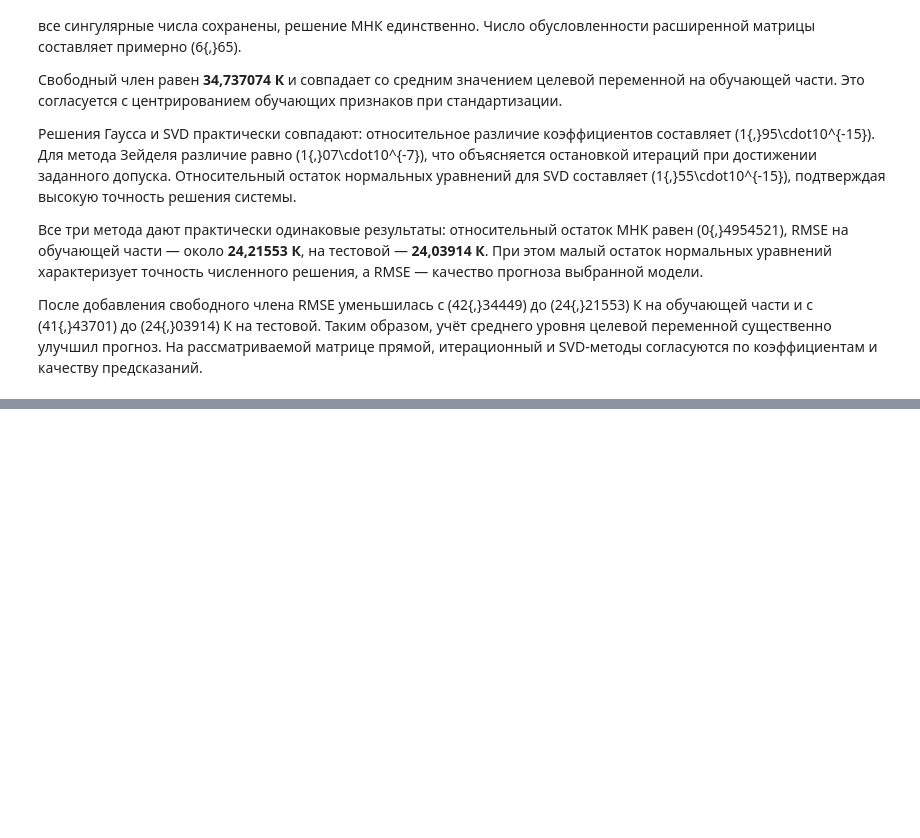
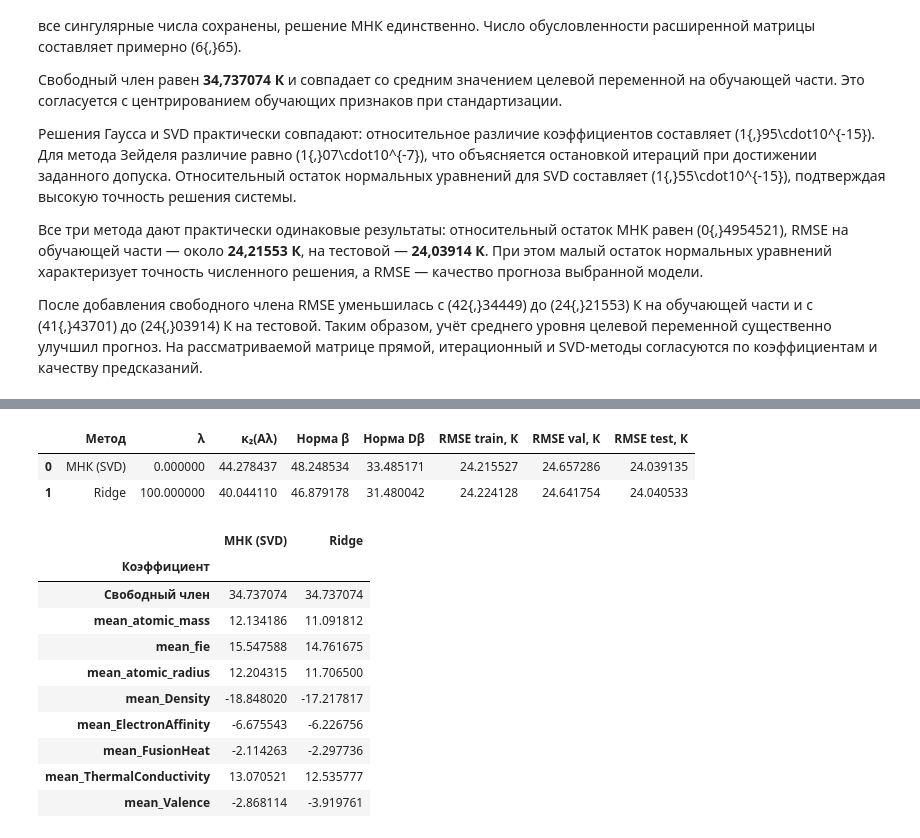
Before and after one commit to aibryanov/MOMO_labs, a Jupyter notebook: lab_1/lab_1.ipynb, the cells around one changed output, grey strips where cells are left out. Saved outputs shown, nothing was run; the diff lists cells and outputs as text; code cells hidden in the pictures; blank space fills up the shorter version.

```diff
--- a/lab_1/lab_1.ipynb
+++ b/lab_1/lab_1.ipynb
@@ -1072,0 +1534,42 @@ with pd.option_context(
+# %%
+# Сравниваем выбранный ridge с готовым решением МНК из SVD.
+comparison_rows_ridge = []
+for method_ridge, beta_comparison_ridge, lambda_comparison_ridge in [
+    ("МНК (SVD)", beta_svd, 0.0),
+    ("Ridge", beta_ridge, best_lambda_ridge),
+]:
+    comparison_rows_ridge.append({
+        "Метод": method_ridge,
+        "λ": lambda_comparison_ridge,
+        "κ₂(Aλ)": np.linalg.cond(A_ridge + lambda_comparison_ridge * penalty_ridge),
+        "Норма β": np.linalg.norm(beta_comparison_ridge),
+        "Норма Dβ": np.linalg.norm(D_ridge @ beta_comparison_ridge),
+        "RMSE train, К": rmse_ridge(X_train_ridge @ beta_comparison_ridge, y_train_ridge),
+        "RMSE val, К": rmse_ridge(X_val_ridge @ beta_comparison_ridge, y_val_ridge),
+        "RMSE test, К": rmse_ridge(X_test_ridge @ beta_comparison_ridge, y_test_ridge),
+    })
+# Собираем метрики двух моделей в одну таблицу.
+comparison_ridge = pd.DataFrame(comparison_rows_ridge)
+# Отдельно показываем, какие коэффициенты изменились.
+coefficients_ridge = pd.DataFrame(
+    {"МНК (SVD)": beta_svd, "Ridge": beta_ridge},
+    index=pd.Index(coefficient_names_ridge, name="Коэффициент"),
+)
+with pd.option_context("display.max_columns", None, "display.float_format", "{:.6f}".format):
+    display(comparison_ridge)
+    display(coefficients_ridge)
+# %% [output]
+|  | Метод | λ | κ₂(Aλ) | Норма β | Норма Dβ | RMSE train, К | RMSE val, К | RMSE test, К |
+| 0 | МНК (SVD) | 0.000000 | 44.278437 | 48.248534 | 33.485171 | 24.215527 | 24.657286 | 24.039135 |
+| 1 | Ridge | 100.000000 | 40.044110 | 46.879178 | 31.480042 | 24.224128 | 24.641754 | 24.040533 |
+|  | МНК (SVD) | Ridge |
+| Коэффициент |  |  |
+| Свободный член | 34.737074 | 34.737074 |
+| mean_atomic_mass | 12.134186 | 11.091812 |
+| mean_fie | 15.547588 | 14.761675 |
+| mean_atomic_radius | 12.204315 | 11.706500 |
+| mean_Density | -18.848020 | -17.217817 |
+| mean_ElectronAffinity | -6.675543 | -6.226756 |
+| mean_FusionHeat | -2.114263 | -2.297736 |
+| mean_ThermalConductivity | 13.070521 | 12.535777 |
+| mean_Valence | -2.868114 | -3.919761 |
```
Also changed, not shown: parts of 33 cells of this notebook.
